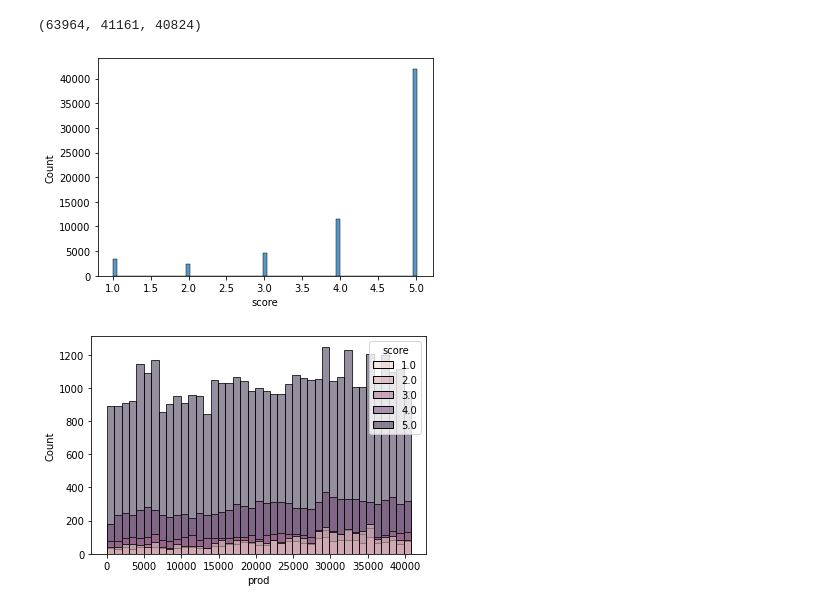
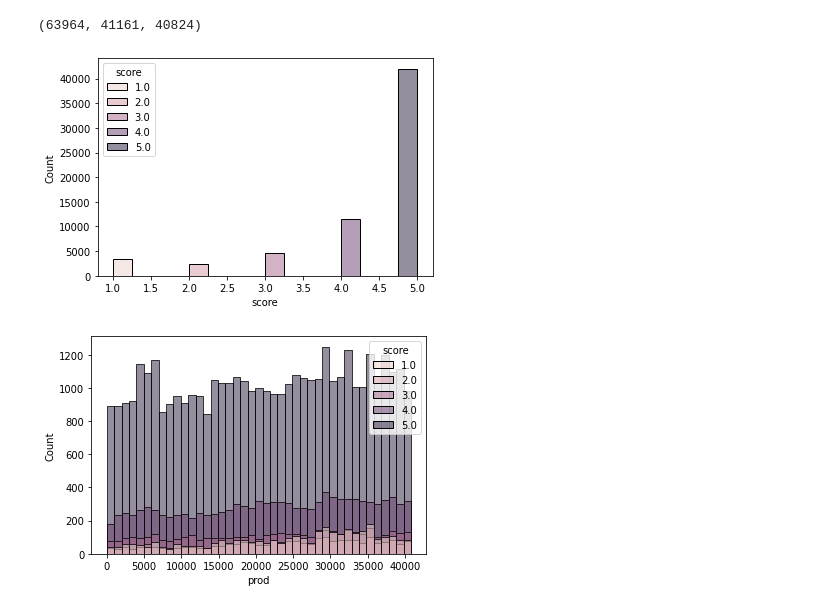
Before and after one commit to trsarje/AmazonMusicReview, a Jupyter notebook: AmazonMusic.ipynb, the cells around one changed output. Cells and saved outputs as stored; diff of their text form; code cells hidden in the pictures.

```diff
--- a/AmazonMusic.ipynb
+++ b/AmazonMusic.ipynb
@@ -43,10 +46,10 @@ unique_user = np.unique(data.userId)
 # %% [output]
 (63964, 41161, 40824)
 # %%
-sns.histplot(data=data, x='score',binwidth=0.06, kde=False,)
+sns.histplot(data=data, x='score',binwidth=0.25, kde=False,hue='score')
 plt.show()
 # %% [output]
-[figure, old version]
+[figure, new version]
 # %%
 prod_indx = np.arange(len(unique_prod))
 product = {unique_prod[i]:prod_indx[i] for i in range(len(unique_prod))}
```
Also changed, not shown: parts of 8 cells of this notebook.
